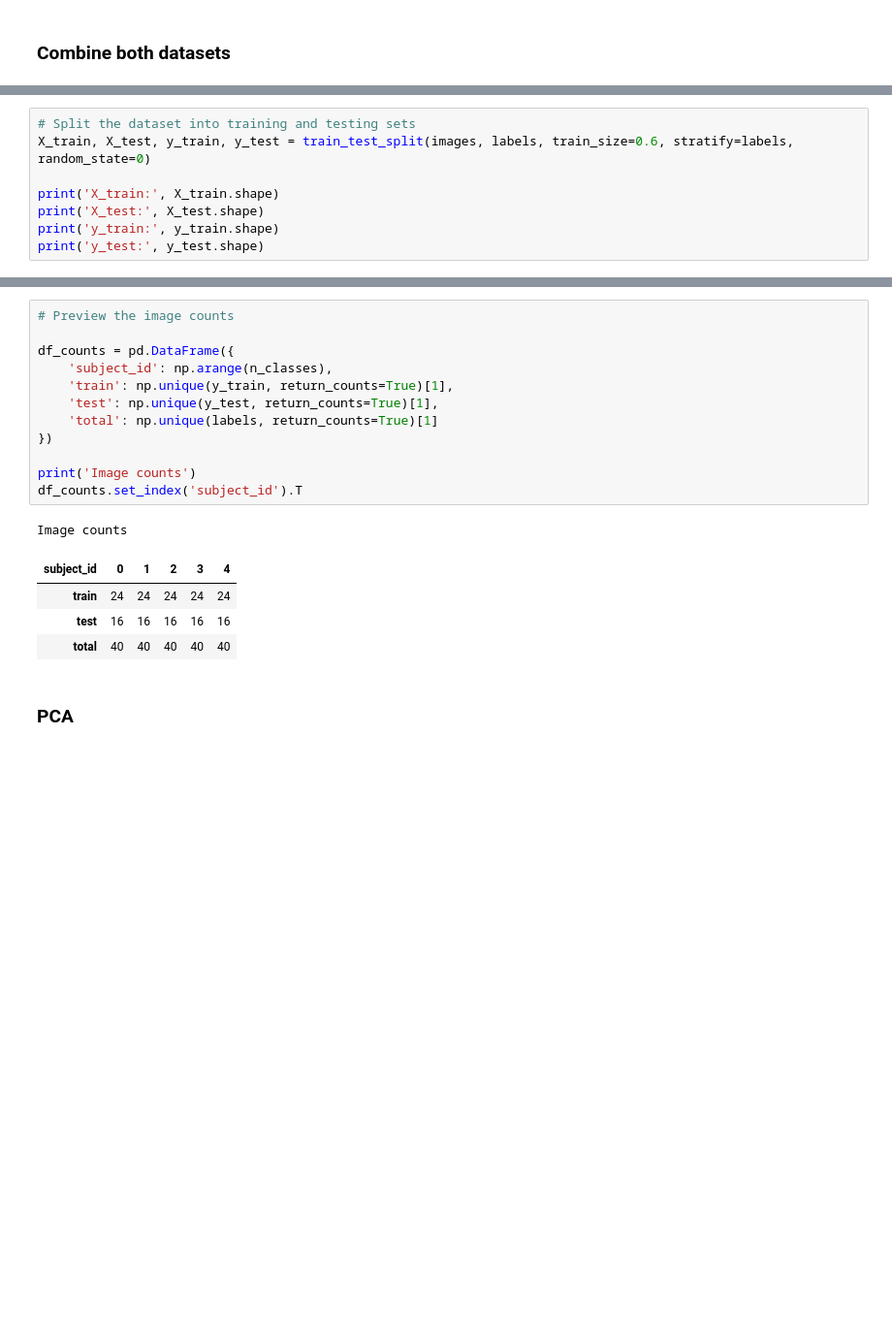
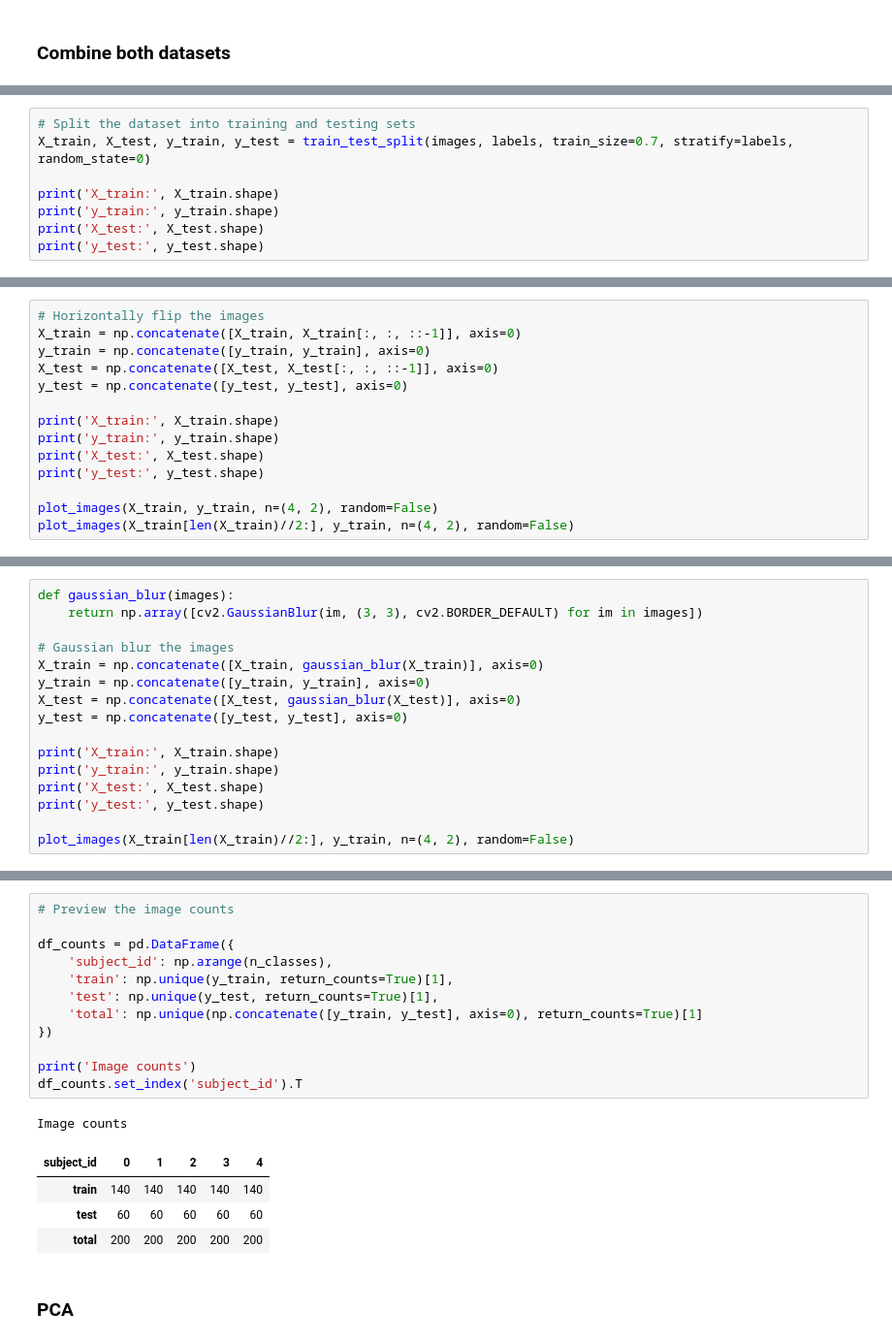
Before and after one commit to leephilipx/intelligent-system-design, a Jupyter notebook: part1/face-rec/combined_all.ipynb, the cells around one changed output, grey strips where cells are left out. Shown at 97% size. Cells and saved outputs as stored; diff of their text form; blank space fills up the shorter version.

```diff
--- a/part1/face-rec/combined_all.ipynb
+++ b/part1/face-rec/combined_all.ipynb
@@ -224,9 +211,9 @@ n_images: 200
 # %%
 # Split the dataset into training and testing sets
-X_train, X_test, y_train, y_test = train_test_split(images, labels, train_size=0.6, stratify=labels, random_state=0)
+X_train, X_test, y_train, y_test = train_test_split(images, labels, train_size=0.7, stratify=labels, random_state=0)
 
 print('X_train:', X_train.shape)
+print('y_train:', y_train.shape)
 print('X_test:', X_test.shape)
-print('y_train:', y_train.shape)
 print('y_test:', y_test.shape)
 # %% [output]
@@ -236,0 +224,14 @@ y_test: (80,)
+# %%
+# Horizontally flip the images
+X_train = np.concatenate([X_train, X_train[:, :, ::-1]], axis=0)
+y_train = np.concatenate([y_train, y_train], axis=0)
+X_test = np.concatenate([X_test, X_test[:, :, ::-1]], axis=0)
+y_test = np.concatenate([y_test, y_test], axis=0)
+
+print('X_train:', X_train.shape)
+print('y_train:', y_train.shape)
+print('X_test:', X_test.shape)
+print('y_test:', y_test.shape)
+
+plot_images(X_train, y_train, n=(4, 2), random=False)
+plot_images(X_train[len(X_train)//2:], y_train, n=(4, 2), random=False)
@@ -236,0 +245,16 @@ y_test: (80,)
+# %%
+def gaussian_blur(images):
+    return np.array([cv2.GaussianBlur(im, (3, 3), cv2.BORDER_DEFAULT) for im in images])
+
+# Gaussian blur the images
+X_train = np.concatenate([X_train, gaussian_blur(X_train)], axis=0)
+y_train = np.concatenate([y_train, y_train], axis=0)
+X_test = np.concatenate([X_test, gaussian_blur(X_test)], axis=0)
+y_test = np.concatenate([y_test, y_test], axis=0)
+
+print('X_train:', X_train.shape)
+print('y_train:', y_train.shape)
+print('X_test:', X_test.shape)
+print('y_test:', y_test.shape)
+
+plot_images(X_train[len(X_train)//2:], y_train, n=(4, 2), random=False)
@@ -237,20 +281,20 @@ y_test: (80,)
 # %%
 # Preview the image counts
 
 df_counts = pd.DataFrame({
     'subject_id': np.arange(n_classes),
     'train': np.unique(y_train, return_counts=True)[1],
     'test': np.unique(y_test, return_counts=True)[1],
-    'total': np.unique(labels, return_counts=True)[1]
+    'total': np.unique(np.concatenate([y_train, y_test], axis=0), return_counts=True)[1]
 })
 
 print('Image counts')
 df_counts.set_index('subject_id').T
 # %% [output]
 Image counts
 | subject_id | 0 | 1 | 2 | 3 | 4 |
-| train | 24 | 24 | 24 | 24 | 24 |
-| test | 16 | 16 | 16 | 16 | 16 |
-| total | 40 | 40 | 40 | 40 | 40 |
+| train | 140 | 140 | 140 | 140 | 140 |
+| test | 60 | 60 | 60 | 60 | 60 |
+| total | 200 | 200 | 200 | 200 | 200 |
 # %% [markdown]
 ### PCA
```
Also changed, not shown: parts of 40 cells of this notebook, 9 other files.
